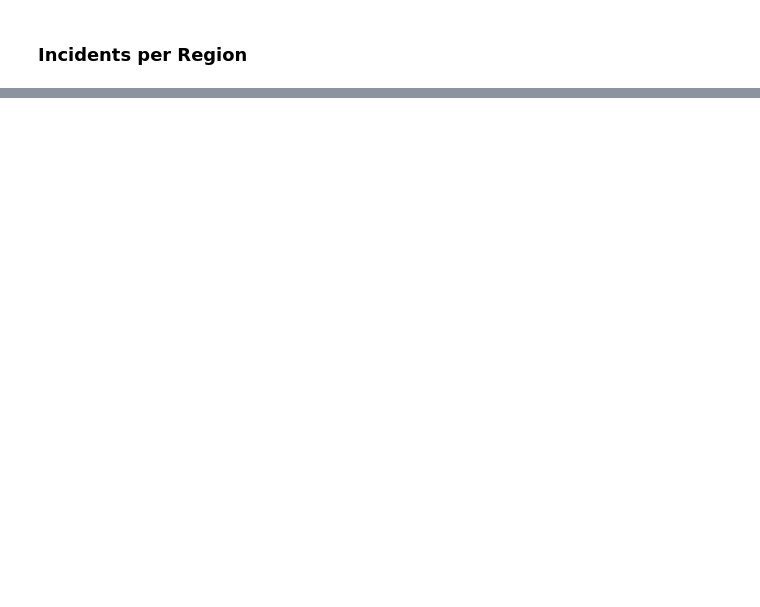
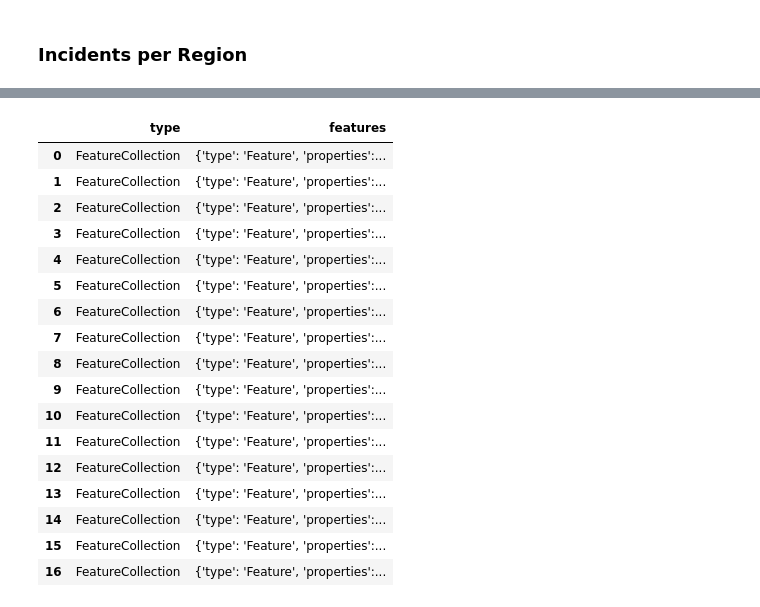
Before and after one commit to AGR-Yes/ScamMessagesPhilippines, a Jupyter notebook: Phase_3.ipynb, the cells around one changed output, grey strips where cells are left out. Cells and saved outputs as stored; diff of their text form; code cells hidden in the pictures; blank space fills up the shorter version.

```diff
--- a/Phase_3.ipynb
+++ b/Phase_3.ipynb
@@ -196,5 +423,24 @@ px.set_mapbox_access_token(open("Supplemental Files\mapbox_token.txt").read())
 #                     title = 'Incidents in the Philippines')
 #fig.show()
 # %%
-df = pd.read_json("Supplemental Files\Regions.json")
-df
+regions = pd.read_json("Supplemental Files\Regions.json")
+regions
+# %% [output]
+|  | type | features |
+| 0 | FeatureCollection | {'type': 'Feature', 'properties':... |
+| 1 | FeatureCollection | {'type': 'Feature', 'properties':... |
+| 2 | FeatureCollection | {'type': 'Feature', 'properties':... |
+| 3 | FeatureCollection | {'type': 'Feature', 'properties':... |
+| 4 | FeatureCollection | {'type': 'Feature', 'properties':... |
+| 5 | FeatureCollection | {'type': 'Feature', 'properties':... |
+| 6 | FeatureCollection | {'type': 'Feature', 'properties':... |
+| 7 | FeatureCollection | {'type': 'Feature', 'properties':... |
+| 8 | FeatureCollection | {'type': 'Feature', 'properties':... |
+| 9 | FeatureCollection | {'type': 'Feature', 'properties':... |
+| 10 | FeatureCollection | {'type': 'Feature', 'properties':... |
+| 11 | FeatureCollection | {'type': 'Feature', 'properties':... |
+| 12 | FeatureCollection | {'type': 'Feature', 'properties':... |
+| 13 | FeatureCollection | {'type': 'Feature', 'properties':... |
+| 14 | FeatureCollection | {'type': 'Feature', 'properties':... |
+| 15 | FeatureCollection | {'type': 'Feature', 'properties':... |
+| 16 | FeatureCollection | {'type': 'Feature', 'properties':... |
```
Also changed, not shown: parts of 24 cells of this notebook.
